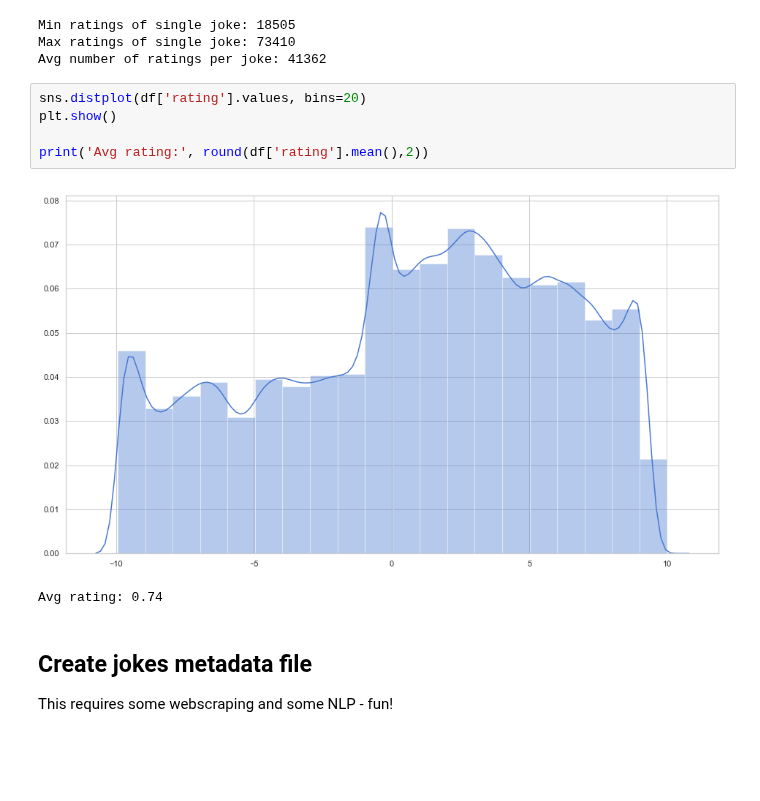
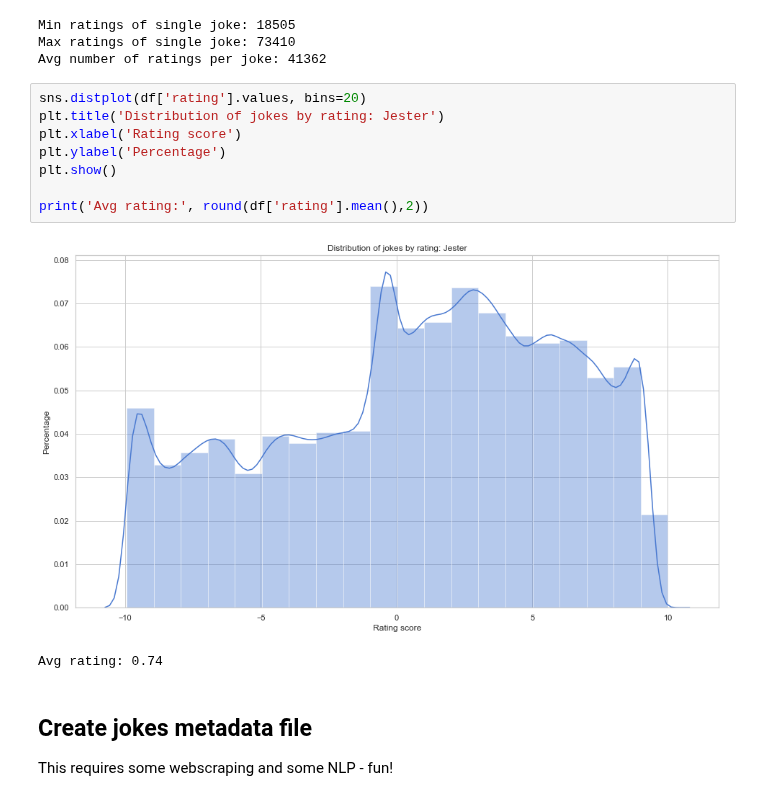
Before and after one commit to James-Leslie/deep-collaborative-filtering, a Jupyter notebook: data/train_test_jester.ipynb, the cells around one changed output. Cells and saved outputs as stored; diff of their text form; blank space fills up the shorter version.

Commit message:
added NN figures

```diff
--- a/data/train_test_jester.ipynb
+++ b/data/train_test_jester.ipynb
@@ -217,11 +217,14 @@ Max ratings of single joke: 73410
 Avg number of ratings per joke: 41362
 # %%
 sns.distplot(df['rating'].values, bins=20)
+plt.title('Distribution of jokes by rating: Jester')
+plt.xlabel('Rating score')
+plt.ylabel('Percentage')
 plt.show()
 
 print('Avg rating:', round(df['rating'].mean(),2))
 # %% [output]
-[figure, old version]
+[figure, new version]
 Avg rating: 0.74
 # %% [markdown]
 ## Create jokes metadata file
```
Also changed, not shown: parts of 2 cells of this notebook, 5 other files.
